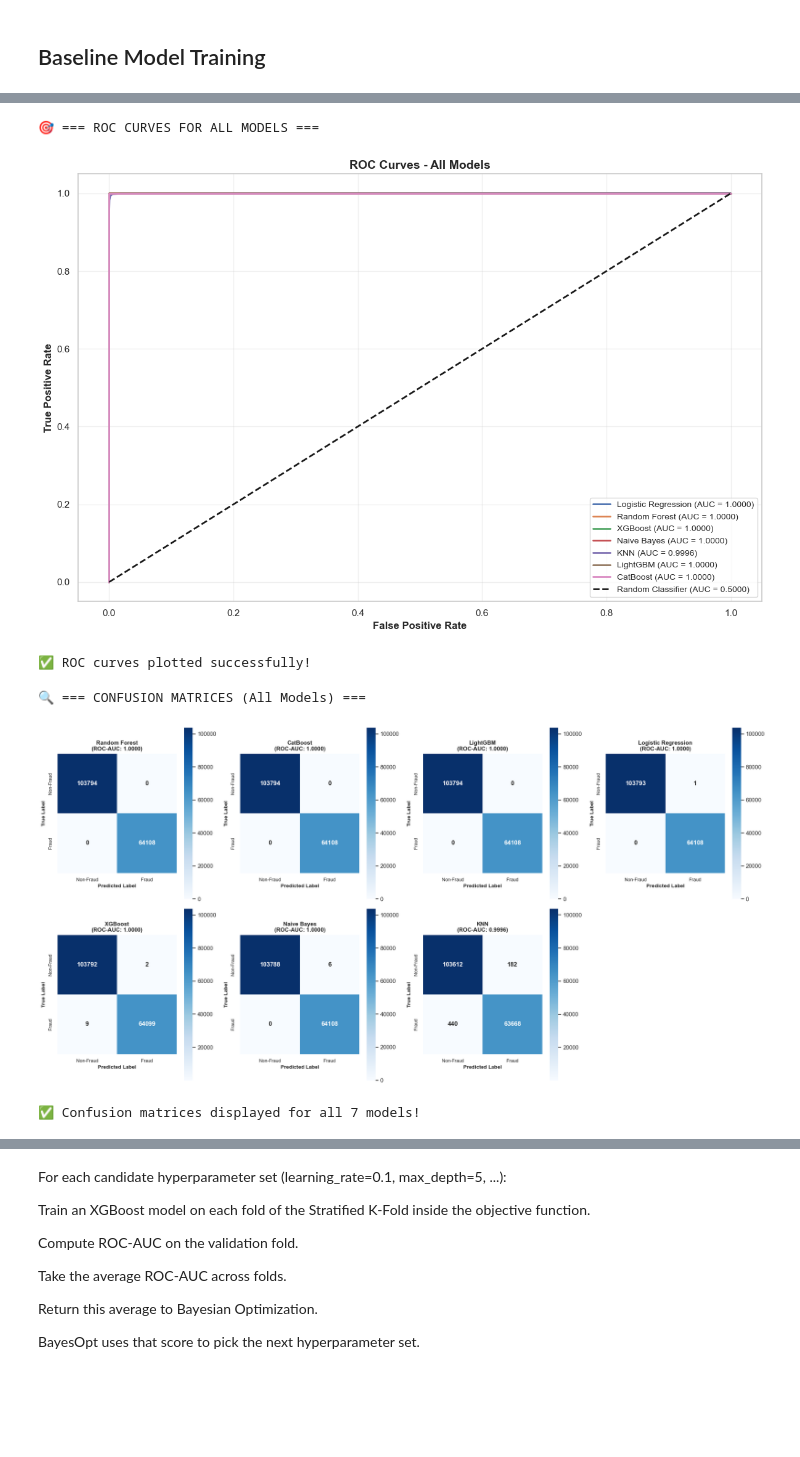
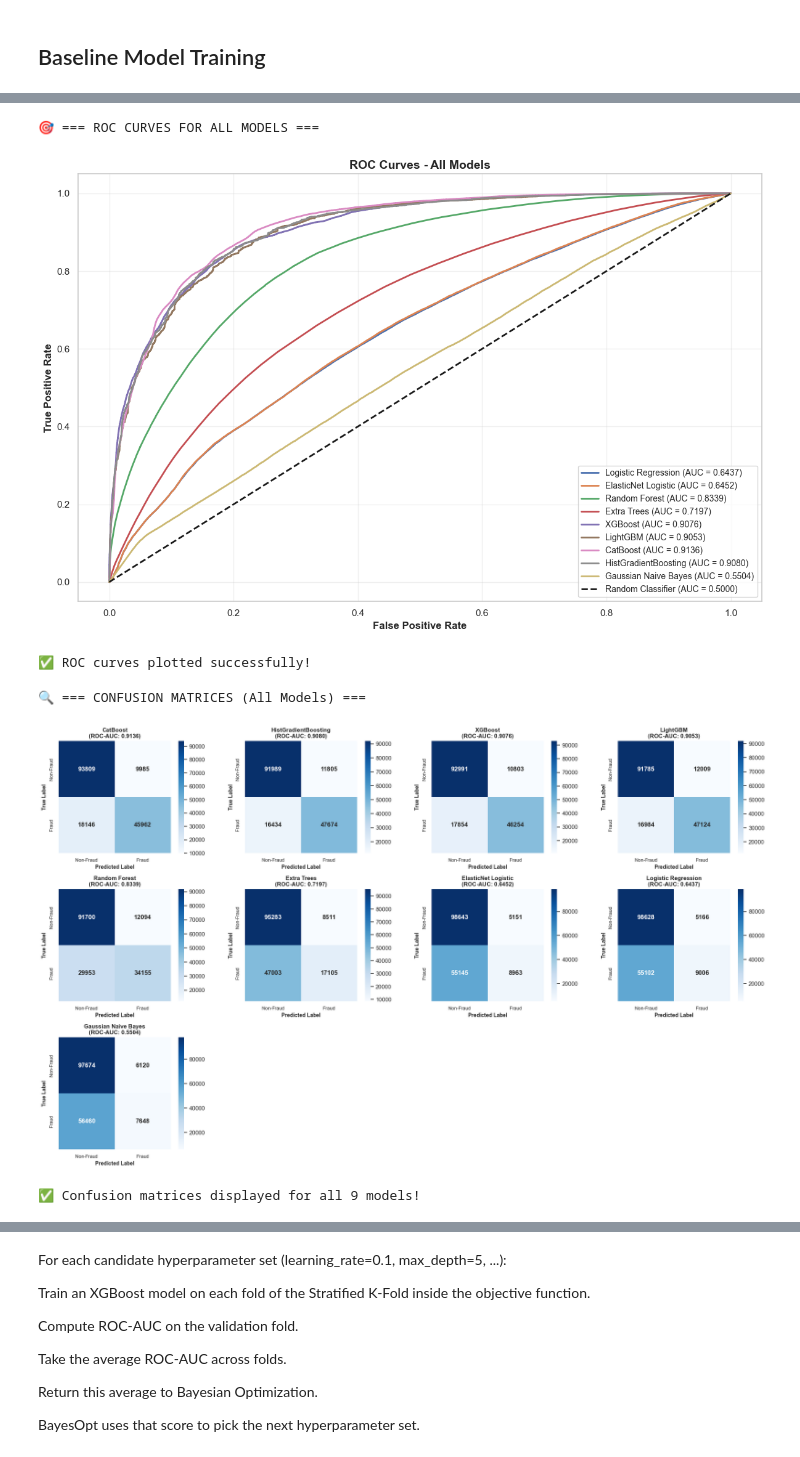
Before and after one commit to clarequek/insurance-fraud-machine-learning-model, a Jupyter notebook: Group_10_Notebook.ipynb, the cells around one changed output, grey strips where cells are left out. Cells and saved outputs as stored; diff of their text form; code cells hidden in the pictures; blank space fills up the shorter version.

Commit message:
Added more baseline models

```diff
--- a/Group_10_Notebook.ipynb
+++ b/Group_10_Notebook.ipynb
@@ -2373,12 +2373,13 @@ Initial shapes:
 # %% [markdown]
 ## Baseline Model Training
 # %%
-print("🚀 === BASELINE MODEL TRAINING WITH CROSS-VALIDATION ===\n")
+print("=== BASELINE MODEL TRAINING WITH CROSS-VALIDATION ===\n")
 
 # Import additional models
 from sklearn.linear_model import LogisticRegression
+from sklearn.ensemble import RandomForestClassifier, ExtraTreesClassifier
+from sklearn.ensemble import HistGradientBoostingClassifier
 from sklearn.naive_bayes import GaussianNB
-from sklearn.neighbors import KNeighborsClassifier
 from lightgbm import LGBMClassifier
 from catboost import CatBoostClassifier
 from sklearn.model_selection import cross_val_score, StratifiedKFold
@@ -2387,13 +2388,20 @@ warnings.filterwarnings('ignore')
 
 # Initialize models with default parameters
 models = {
+    # logistic
     'Logistic Regression': LogisticRegression(max_iter=1000, random_state=42),
+    'ElasticNet Logistic': LogisticRegression(penalty='elasticnet', solver='saga',
+                                              l1_ratio=0.5, max_iter=2000, random_state=42),
+    # tree-based models
     'Random Forest': RandomForestClassifier(n_estimators=100, random_state=42, n_jobs=-1),
-    'XGBoost': XGBClassifier(random_state=42, eval_metric='auc', n_jobs=-1)
-    # 'Naive Bayes': GaussianNB(),
-    # 'KNN': KNeighborsClassifier(n_neighbors=5, n_jobs=-1),
-    # 'LightGBM': LGBMClassifier(random_state=42, n_jobs=-1, verbose=-1),
-    # 'CatBoost': CatBoostClassifier(random_state=42, verbose=0)
+    'Extra Trees': ExtraTreesClassifier(n_estimators=100, random_state=42, n_jobs=-1),
+    # boosting models
+    'XGBoost': XGBClassifier(random_state=42, eval_metric='auc', n_jobs=-1),
+    'LightGBM': LGBMClassifier(random_state=42, n_jobs=-1, verbose=-1),
+    'CatBoost': CatBoostClassifier(random_state=42, verbose=0),
+    'HistGradientBoosting': HistGradientBoostingClassifier(random_state=42),
+    #probabilistic model
+    'Gaussian Naive Bayes': GaussianNB(),
 }
 
 # Store results
@@ -2408,11 +2416,11 @@ print(f"Training {len(models)} baseline models with {cv_folds}-fold cross-valida
 print("=" * 100)
 
 for model_name, model in models.items():
-    print(f"\n📌 Training: {model_name}")
+    print(f"\nTraining: {model_name}")
     print("-" * 100)
 
     # Cross-validation on training set (70%)
-    print(f"  ⏳ Running {cv_folds}-fold CV on training set...")
+    print(f"Running {cv_folds}-fold CV on training set...")
     cv_scores = cross_val_score(
         model, X_train, y_train,
         cv=skf,
@@ -2428,10 +2436,10 @@ for model_name, model in models.items():
         'std': cv_std
     }
 
-    print(f"  ✅ CV ROC-AUC: {cv_mean:.4f} (+/- {cv_std:.4f})")
+    print(f"CV ROC-AUC: {cv_mean:.4f} (+/- {cv_std:.4f})")
 
     # Train on full training set and evaluate on validation set
-    print(f"  ⏳ Training on full 70% and validating on 30%...")
+    print(f"Training on full 70% and validating on 30%...")
     model.fit(X_train, y_train)
 
     # Predictions on validation set
@@ -2464,7 +2472,7 @@ for model_name, model in models.items():
     print(f"     • ROC-AUC:   {val_roc_auc:.4f}")
 
 print("\n" + "=" * 100)
-print("✅ All baseline models trained successfully!\n")
+print("All baseline models trained successfully!\n")
 # %% [output]
 🚀 === BASELINE MODEL TRAINING WITH CROSS-VALIDATION ===
 
@@ -2626,6 +2662,6 @@ print("✅ Visualizations generated successfully!")
 ✅ Visualizations generated successfully!
 # %%
-print("🎯 === ROC CURVES FOR ALL MODELS ===\n")
+print("=== ROC CURVES FOR ALL MODELS ===\n")
 
 # Plot ROC curves for all models
 plt.figure(figsize=(12, 8))
@@ -2648,47 +2684,48 @@ plt.grid(alpha=0.3)
 plt.tight_layout()
 plt.show()
 
-print("✅ ROC curves plotted successfully!")
+print("ROC curves plotted successfully!")
 # %% [output]
 🎯 === ROC CURVES FOR ALL MODELS ===
-[figure, old version]
+[figure, new version]
 ✅ ROC curves plotted successfully!
 # %%
-print("🔍 === CONFUSION MATRICES (All Models) ===\n")
+print("=== CONFUSION MATRICES (All Models) ===\n")
 
 # Get all models sorted by validation ROC-AUC
 all_models = results_df['Model'].tolist()
 n_models = len(all_models)
 
 # Create subplots with 2 rows and 4 columns to fit all 7 models
 fig, axes = plt.subplots(2, 4, figsize=(20, 10))
 axes = axes.flatten()  # Flatten to make indexing easier
 
 for idx, model_name in enumerate(all_models):
     y_pred = val_results[model_name]['predictions']
     cm = confusion_matrix(y_val, y_pred)
 
     # Plot confusion matrix
     sns.heatmap(cm, annot=True, fmt='d', cmap='Blues',
                 ax=axes[idx], cbar=True, square=True,
                 annot_kws={'size': 12, 'weight': 'bold'})
 
     axes[idx].set_title(f'{model_name}\n(ROC-AUC: {val_results[model_name]["roc_auc"]:.4f})',
                        fontsize=11, fontweight='bold')
     axes[idx].set_ylabel('True Label', fontsize=10, fontweight='bold')
     axes[idx].set_xlabel('Predicted Label', fontsize=10, fontweight='bold')
     axes[idx].set_xticklabels(['Non-Fraud', 'Fraud'], fontsize=9)
     axes[idx].set_yticklabels(['Non-Fraud', 'Fraud'], fontsize=9)
 
-# Hide the last empty subplot (8th position)
-axes[-1].axis('off')
+# Turn off any unused subplots
+for ax in axes[n_models:]:
+    ax.axis('off')
 
 plt.tight_layout()
 plt.show()
 
-print(f"✅ Confusion matrices displayed for all {n_models} models!")
+print(f"Confusion matrices displayed for all {n_models} models!")
 # %% [output]
 🔍 === CONFUSION MATRICES (All Models) ===
-[figure, old version]
+[figure, new version]
-✅ Confusion matrices displayed for all 7 models!
+✅ Confusion matrices displayed for all 9 models!
 # %%
```
Also changed, not shown: parts of 19 cells of this notebook, 1 other file.
